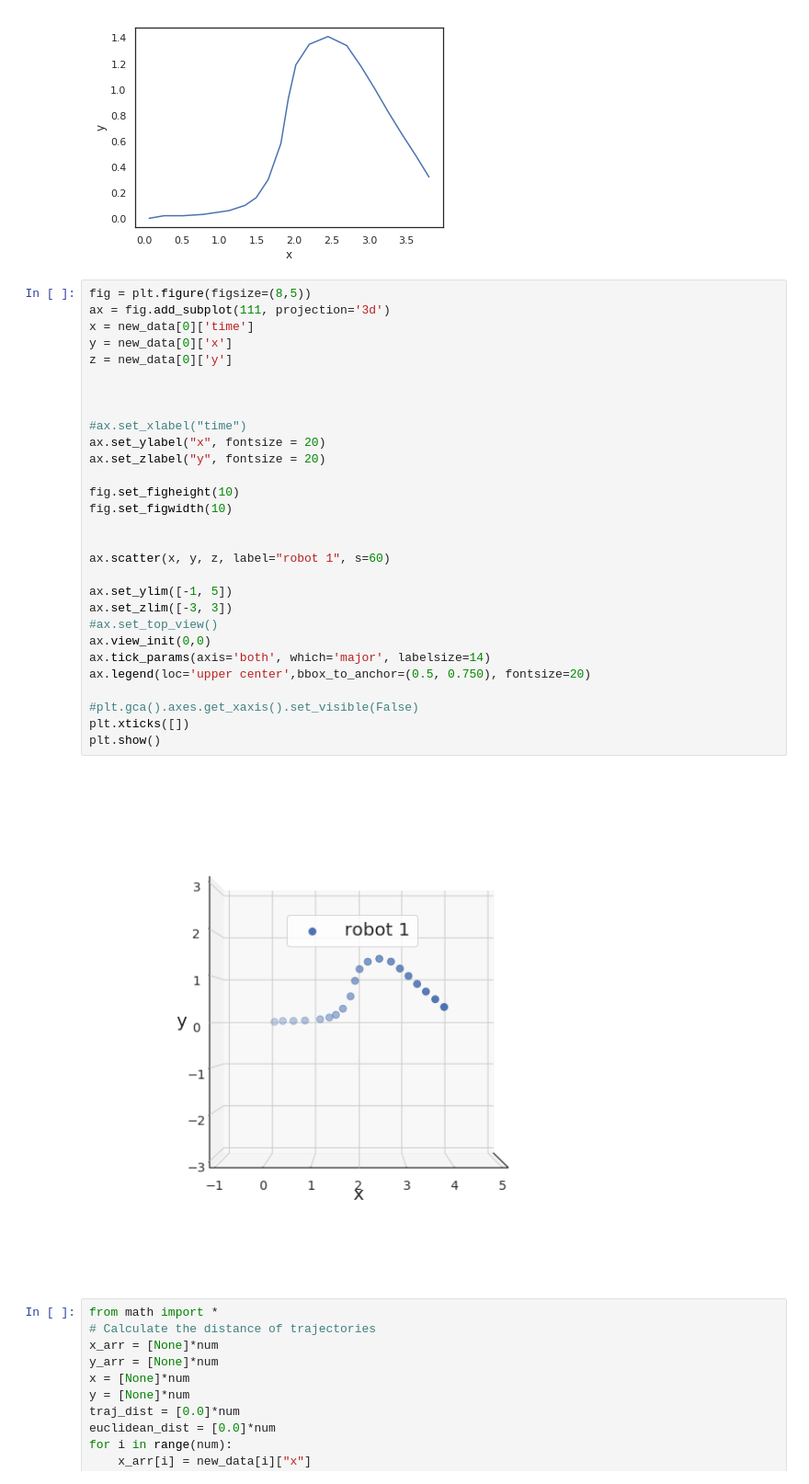
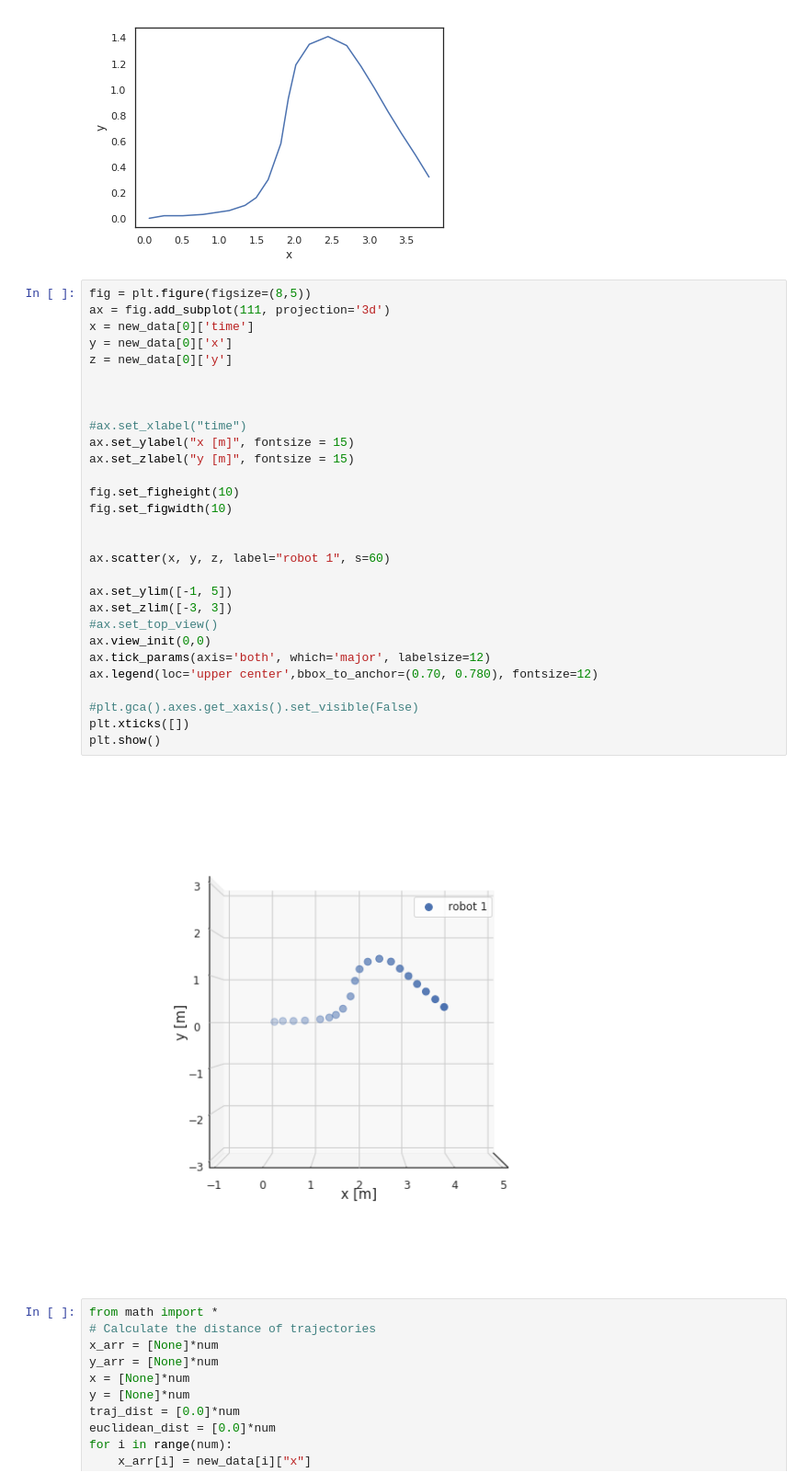
Before and after one commit to Miyembe/Turtlebot3_Pheromone, a Jupyter notebook: src/trajectory_plot_exp1.ipynb, the cells around one changed output. Shown: that part at 92% size. Drawn from its saved outputs; the diff is of its cells as text.

Commit message:
Figure fixed

```diff
--- a/src/trajectory_plot_exp1.ipynb
+++ b/src/trajectory_plot_exp1.ipynb
@@ -39,34 +39,34 @@ traj_plot = sns.lineplot(data=new_data[0], x="x", y="y")
 # %%
 fig = plt.figure(figsize=(8,5))
 ax = fig.add_subplot(111, projection='3d')
 x = new_data[0]['time']
 y = new_data[0]['x']
 z = new_data[0]['y']
 
 
 
 #ax.set_xlabel("time")
-ax.set_ylabel("x", fontsize = 20)
-ax.set_zlabel("y", fontsize = 20)
+ax.set_ylabel("x [m]", fontsize = 15)
+ax.set_zlabel("y [m]", fontsize = 15)
 
 fig.set_figheight(10)
 fig.set_figwidth(10)
 
 
 ax.scatter(x, y, z, label="robot 1", s=60)
 
 ax.set_ylim([-1, 5])
 ax.set_zlim([-3, 3])
 #ax.set_top_view()
 ax.view_init(0,0)
-ax.tick_params(axis='both', which='major', labelsize=14)
-ax.legend(loc='upper center',bbox_to_anchor=(0.5, 0.750), fontsize=20)
+ax.tick_params(axis='both', which='major', labelsize=12)
+ax.legend(loc='upper center',bbox_to_anchor=(0.70, 0.780), fontsize=12)
 
 #plt.gca().axes.get_xaxis().set_visible(False)
 plt.xticks([])
 plt.show()
 # %% [output]
-[figure, old version]
+[figure, new version]
 # %%
 from math import *
 # Calculate the distance of trajectories
```
